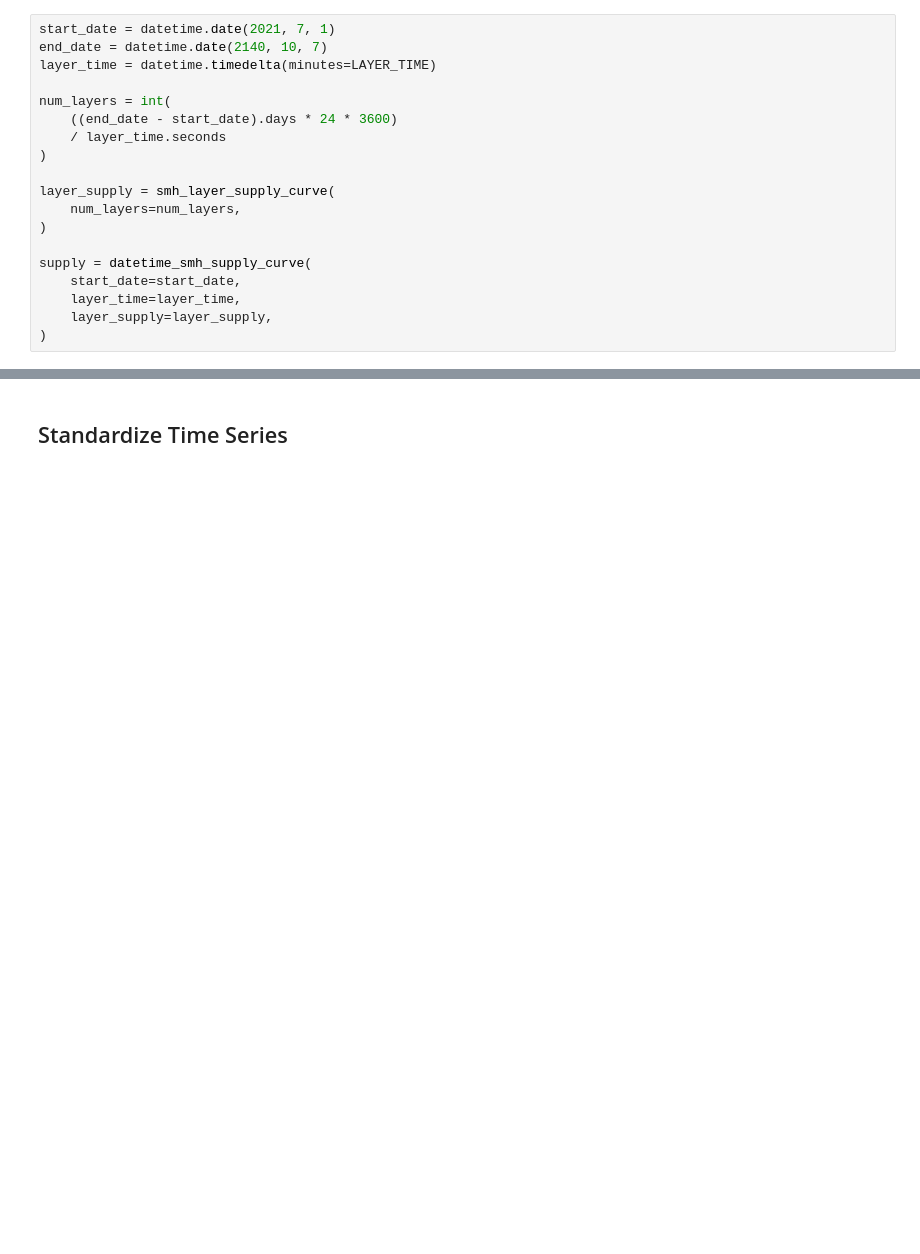
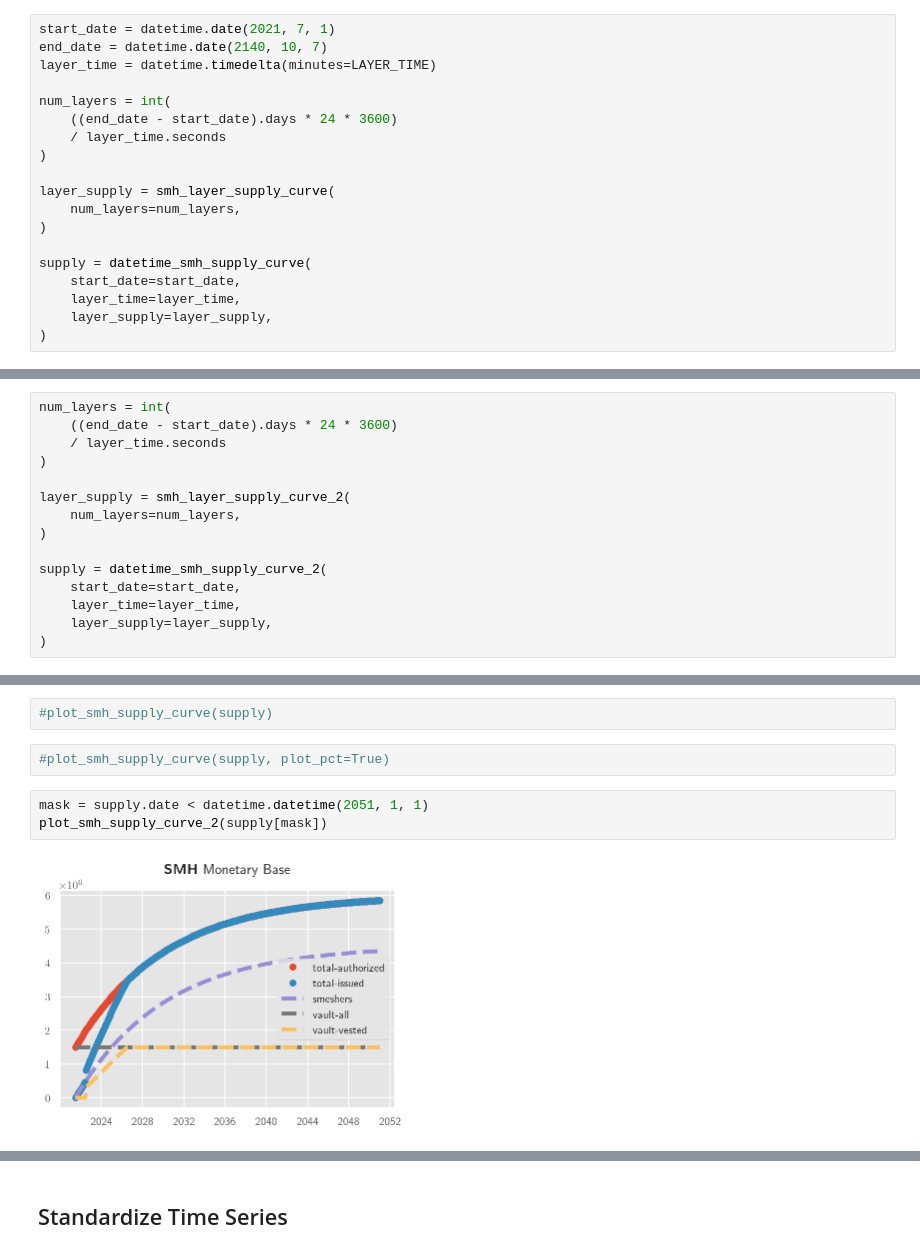
Before and after one commit to lrettig/crypto-monetary-base, a Jupyter notebook: jupyter-notebooks/SMH.ipynb, the cells around one changed output, grey strips where cells are left out. Drawn from its saved outputs; the diff is of its cells as text; blank space fills up the shorter version.

```diff
--- a/jupyter-notebooks/SMH.ipynb
+++ b/jupyter-notebooks/SMH.ipynb
@@ -639,0 +783,15 @@ plot_smh_supply_curve(supply[mask], out_name='SMH_zoom');
+# %%
+num_layers = int(
+    ((end_date - start_date).days * 24 * 3600)
+    / layer_time.seconds
+)
+
+layer_supply = smh_layer_supply_curve_2(
+    num_layers=num_layers,
+)
+
+supply = datetime_smh_supply_curve_2(
+    start_date=start_date,
+    layer_time=layer_time,
+    layer_supply=layer_supply,
+)
@@ -639,0 +814,9 @@ plot_smh_supply_curve(supply[mask], out_name='SMH_zoom');
+# %%
+#plot_smh_supply_curve(supply)
+# %%
+#plot_smh_supply_curve(supply, plot_pct=True)
+# %%
+mask = supply.date < datetime.datetime(2051, 1, 1)
+plot_smh_supply_curve_2(supply[mask])
+# %% [output]
+[figure, added]
```
Also changed, not shown: parts of 34 cells of this notebook, 1 other file.
